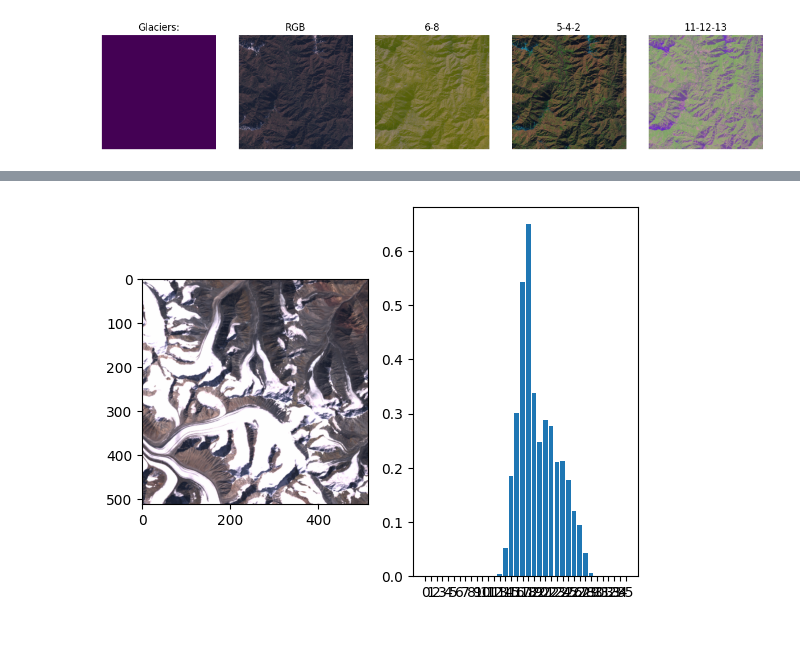
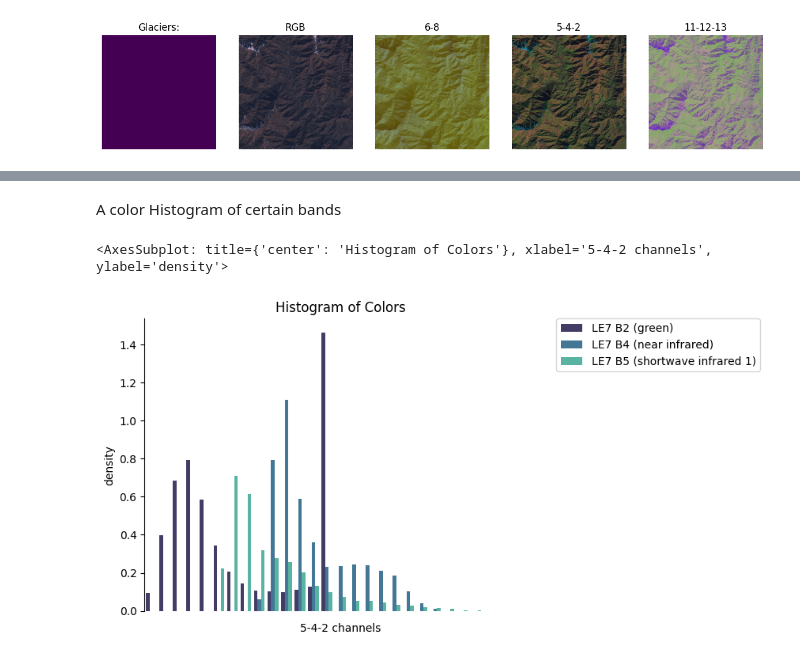
Before and after one commit to jonasbarth/fds-2022-final-project, a Jupyter notebook: Visualizations.ipynb, the cells around one changed output, grey strips where cells are left out. Drawn from its saved outputs; the diff is of its cells as text; code cells hidden in the pictures.

Commit message:
HOC plots
for 3rd slide as in #8

```diff
--- a/Visualizations.ipynb
+++ b/Visualizations.ipynb
@@ -63,4 +50,7 @@ plt.show()
+# %% [markdown]
+A color Histogram of certain bands
 # %%
-show_hist(glac, glac_hist, channel=5)
+show_hist(glac_hist, kind='5-4-2')
 # %% [output]
+<AxesSubplot: title={'center': 'Histogram of Colors'}, xlabel='5-4-2 channels', ylabel='density'>
-[figure, old version]
+[figure, new version]
```
Also changed, not shown: parts of 9 cells of this notebook.
